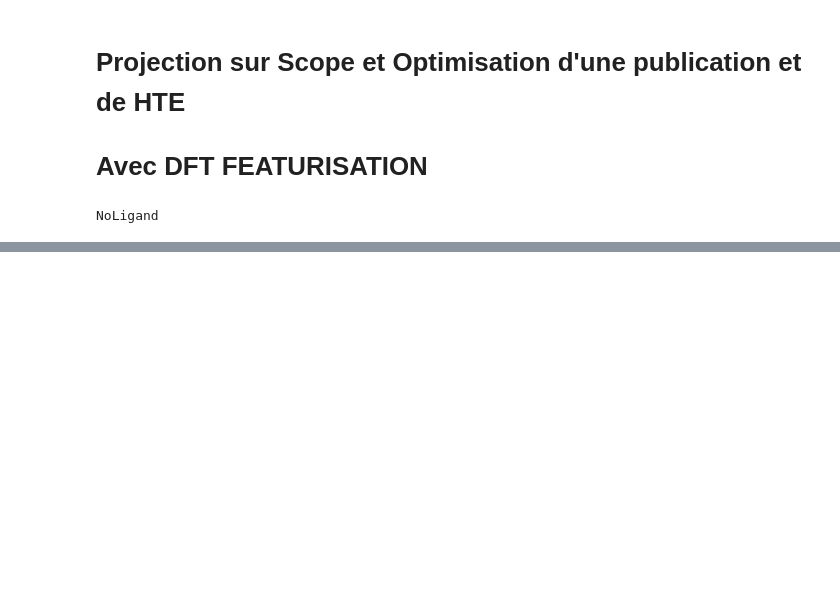
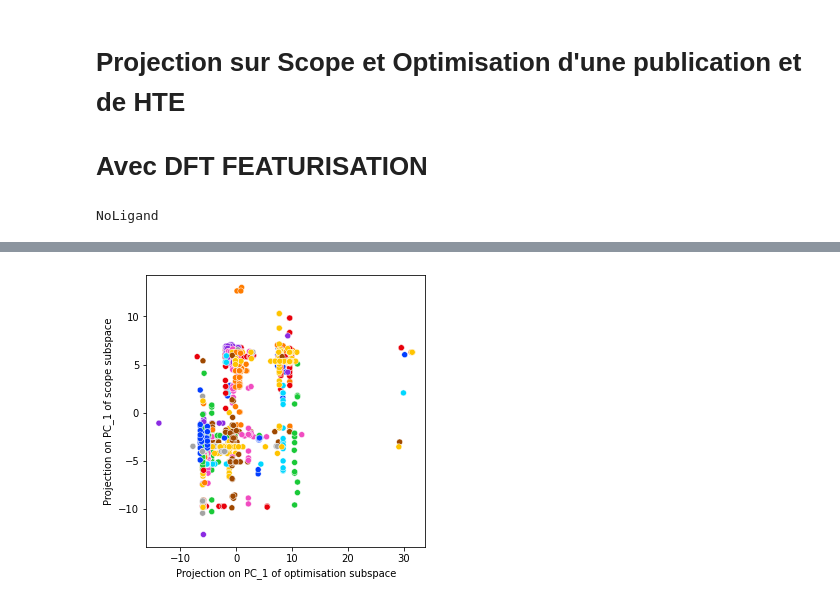
Before and after one commit to truejulosdu13/NiCOlit, a Jupyter notebook: HTE_vs_Literature/Visualisation_HTE_literature.ipynb, the cells around one changed output, grey strips where cells are left out. Cells and saved outputs as stored; diff of their text form; code cells hidden in the pictures; blank space fills up the shorter version.

```diff
--- a/HTE_vs_Literature/Visualisation_HTE_literature.ipynb
+++ b/HTE_vs_Literature/Visualisation_HTE_literature.ipynb
@@ -439,0 +463,31 @@ len(optim)
+# %%
+X_sco = X[:, :np.sum(v_scope)]
+X_opt = X[:, np.sum(v_scope):]
+# %%
+pca = PCA(n_components=1)
+pca.fit(X_sco)
+X_sco_pc1 = pca.transform(X_sco)
+sco_pc1 = np.array([i[0] for i in X_sco_pc1])
+
+pca = PCA(n_components=1)
+pca.fit(X_opt)
+X_opt_pc1 = pca.transform(X_opt)
+opt_pc1 = np.array([i[0] for i in X_opt_pc1])
+# %%
+data = pd.DataFrame(data=opt_pc1.reshape(-1,1), columns=["opt"])
+data["sco"] = sco_pc1.reshape(-1,1)
+data["DOI"] = DOIs
+data["yield"] = y
+data["data type"] = Origin
+# %%
+plt.figure(figsize=(5, 5))
+sns.scatterplot(x='opt', y='sco', hue='DOI', data=data,
+                palette='bright', legend=False)
+
+plt.xlabel("Projection on PC_1 of optimisation subspace")
+plt.ylabel("Projection on PC_1 of scope subspace")
+plt.savefig('dataset_pc_opt_sco.svg', dpi=300, format='svg',
+        bbox_inches='tight' )
+plt.show()
+# %% [output]
+[figure, added]
```
Also changed, not shown: parts of 17 cells of this notebook, 41 other files.
